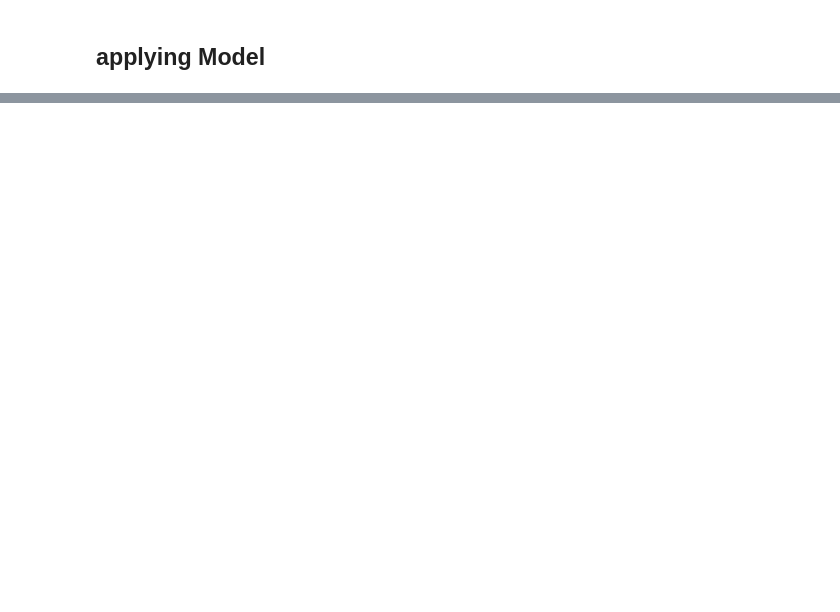
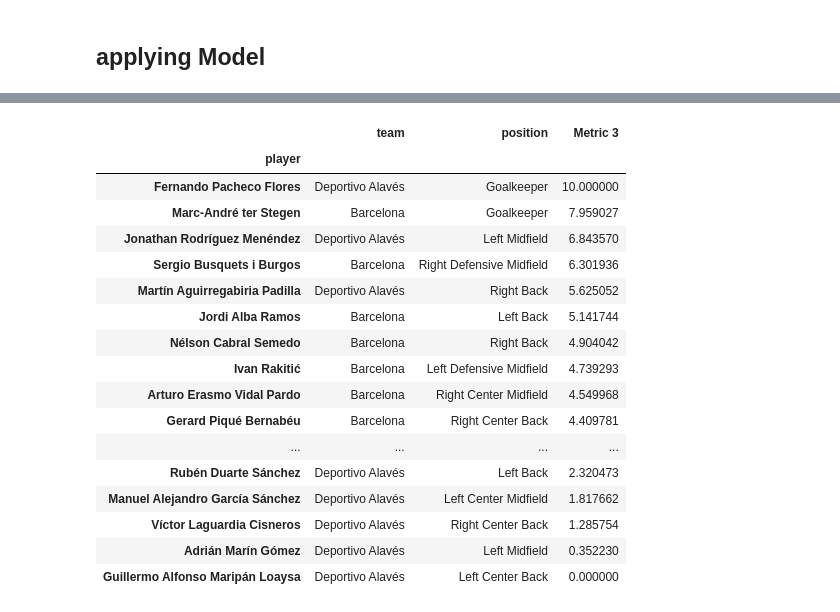
Before and after one commit to AndreTells/projet_RID_TII, a Jupyter notebook: analyse-metric2.ipynb, the cells around one changed output, grey strips where cells are left out. Cells and saved outputs as stored; diff of their text form; code cells hidden in the pictures; blank space fills up the shorter version.

Commit message:
finished metric 3

```diff
--- a/analyse-metric2.ipynb
+++ b/analyse-metric2.ipynb
@@ -465,0 +507,26 @@ df3['VAEP'] = df3['delta_P_score'] - df3['delta_P_concede']
+# %%
+from sklearn.preprocessing import MinMaxScaler
+
+scaler = MinMaxScaler()
+df_players['Metric 3'] =  10* scaler.fit_transform(df_players[['VAEP']])
+# %%
+df_players.loc[:,['team','position','Metric 3']].sort_values(by=['Metric 3'], ascending= False)
+# %% [output]
+|  | team | position | Metric 3 |
+| player |  |  |  |
+| Fernando Pacheco Flores | Deportivo Alavés | Goalkeeper | 10.000000 |
+| Marc-André ter Stegen | Barcelona | Goalkeeper | 7.959027 |
+| Jonathan Rodríguez Menéndez | Deportivo Alavés | Left Midfield | 6.843570 |
+| Sergio Busquets i Burgos | Barcelona | Right Defensive Midfield | 6.301936 |
+| Martín Aguirregabiria Padilla | Deportivo Alavés | Right Back | 5.625052 |
+| Jordi Alba Ramos | Barcelona | Left Back | 5.141744 |
+| Nélson Cabral Semedo | Barcelona | Right Back | 4.904042 |
+| Ivan Rakitić | Barcelona | Left Defensive Midfield | 4.739293 |
+| Arturo Erasmo Vidal Pardo | Barcelona | Right Center Midfield | 4.549968 |
+| Gerard Piqué Bernabéu | Barcelona | Right Center Back | 4.409781 |
+| ... | ... | ... | ... |
+| Rubén Duarte Sánchez | Deportivo Alavés | Left Back | 2.320473 |
+| Manuel Alejandro García Sánchez | Deportivo Alavés | Left Center Midfield | 1.817662 |
+| Víctor Laguardia Cisneros | Deportivo Alavés | Right Center Back | 1.285754 |
+| Adrián Marín Gómez | Deportivo Alavés | Left Midfield | 0.352230 |
+| Guillermo Alfonso Maripán Loaysa | Deportivo Alavés | Left Center Back | 0.000000 |
```
Also changed, not shown: parts of 14 cells of this notebook, 1 other file.
